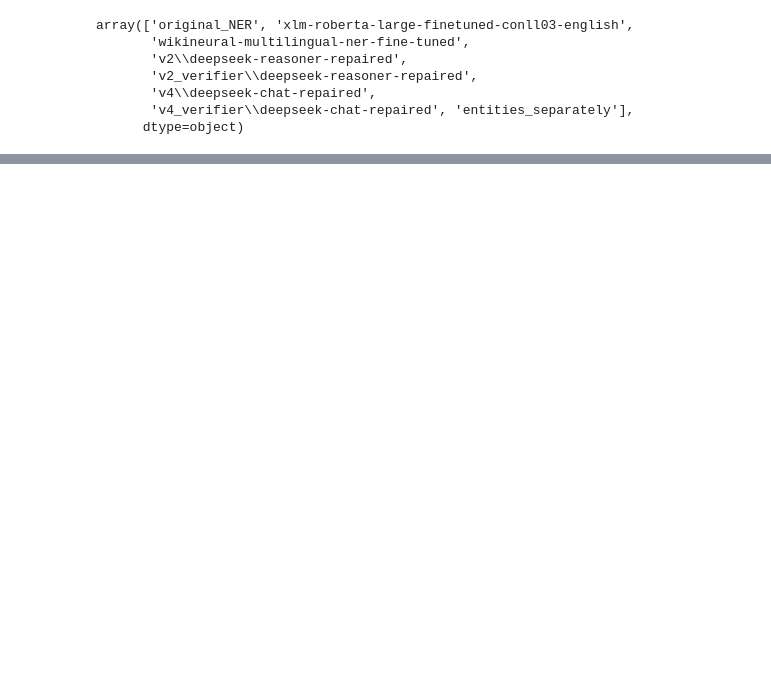
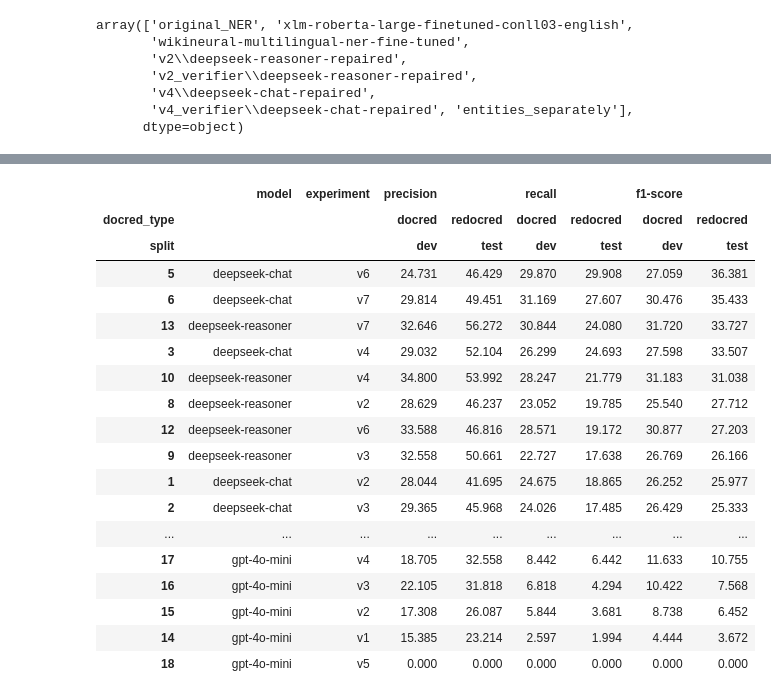
Before and after one commit to jakubkoziel/KGconstruction, a Jupyter notebook: overleaf/RE_results_to_overleaf.ipynb, the cells around one changed output, grey strips where cells are left out. Saved outputs shown, nothing was run; the diff lists cells and outputs as text; code cells hidden in the pictures; blank space fills up the shorter version.

```diff
--- a/overleaf/RE_results_to_overleaf.ipynb
+++ b/overleaf/RE_results_to_overleaf.ipynb
@@ -108,0 +168,6 @@ df
+# %%
+df = df.pivot(columns= ['docred_type', 'split'], index=['model', 'experiment'], values=['precision', 'recall', 'f1-score'])*100
+# %%
+df = df.round(3)
+# %%
+df = df.reset_index()
@@ -108,0 +186,24 @@ df
+# %%
+df.sort_values(by=('f1-score', 'redocred', 'test'), ascending=False, inplace=True)
+# %%
+df
+# %% [output]
+|  | model | experiment | precision |  | recall |  | f1-score |  |
+| docred_type |  |  | docred | redocred | docred | redocred | docred | redocred |
+| split |  |  | dev | test | dev | test | dev | test |
+| 5 | deepseek-chat | v6 | 24.731 | 46.429 | 29.870 | 29.908 | 27.059 | 36.381 |
+| 6 | deepseek-chat | v7 | 29.814 | 49.451 | 31.169 | 27.607 | 30.476 | 35.433 |
+| 13 | deepseek-reasoner | v7 | 32.646 | 56.272 | 30.844 | 24.080 | 31.720 | 33.727 |
+| 3 | deepseek-chat | v4 | 29.032 | 52.104 | 26.299 | 24.693 | 27.598 | 33.507 |
+| 10 | deepseek-reasoner | v4 | 34.800 | 53.992 | 28.247 | 21.779 | 31.183 | 31.038 |
+| 8 | deepseek-reasoner | v2 | 28.629 | 46.237 | 23.052 | 19.785 | 25.540 | 27.712 |
+| 12 | deepseek-reasoner | v6 | 33.588 | 46.816 | 28.571 | 19.172 | 30.877 | 27.203 |
+| 9 | deepseek-reasoner | v3 | 32.558 | 50.661 | 22.727 | 17.638 | 26.769 | 26.166 |
+| 1 | deepseek-chat | v2 | 28.044 | 41.695 | 24.675 | 18.865 | 26.252 | 25.977 |
+| 2 | deepseek-chat | v3 | 29.365 | 45.968 | 24.026 | 17.485 | 26.429 | 25.333 |
+| ... | ... | ... | ... | ... | ... | ... | ... | ... |
+| 17 | gpt-4o-mini | v4 | 18.705 | 32.558 | 8.442 | 6.442 | 11.633 | 10.755 |
+| 16 | gpt-4o-mini | v3 | 22.105 | 31.818 | 6.818 | 4.294 | 10.422 | 7.568 |
+| 15 | gpt-4o-mini | v2 | 17.308 | 26.087 | 5.844 | 3.681 | 8.738 | 6.452 |
+| 14 | gpt-4o-mini | v1 | 15.385 | 23.214 | 2.597 | 1.994 | 4.444 | 3.672 |
+| 18 | gpt-4o-mini | v5 | 0.000 | 0.000 | 0.000 | 0.000 | 0.000 | 0.000 |
```
Also changed, not shown: parts of 50 cells of this notebook, 5 other files.
